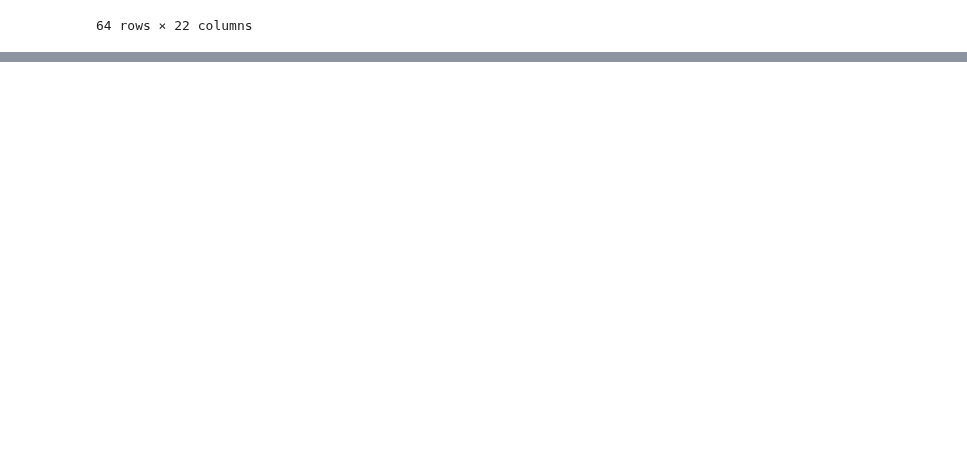
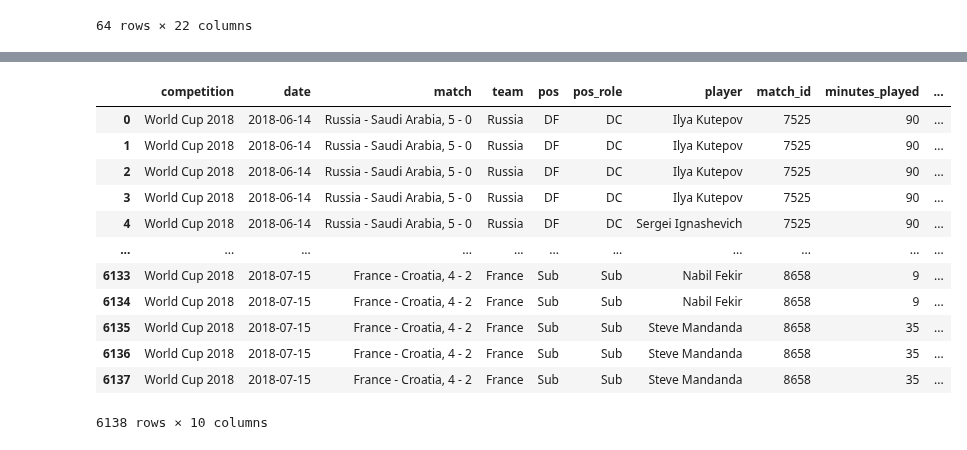
Before and after one commit to Germiprogramer/TFG-Agente-de-Scouting, a Jupyter notebook: ratings.ipynb, the cells around one changed output, grey strips where cells are left out. Cells and saved outputs as stored; diff of their text form; code cells hidden in the pictures; blank space fills up the shorter version.

```diff
--- a/ratings.ipynb
+++ b/ratings.ipynb
@@ -145,3 +196,5 @@ mundial_2018
+# %%
+ratings_filtrado = df_ratings_limpio
 # %%
 data = mundial_2018
 # %%
@@ -243,26 +246,26 @@ perfiles_jugadores[perfiles_jugadores["ultimo_equipo"] == "Argentina"]
 # %%
-
 from rapidfuzz import process, fuzz
 
-def hacer_matching_aproximado_por_pais(df_ratings, df_statsbomb, umbral=85, alias_manual=None):
+def hacer_matching_aproximado_fila_a_fila(df_ratings, df_statsbomb, umbral=85, alias_manual=None):
     """
-    Empareja jugadores del dataset de ratings con los de StatsBomb
-    usando similitud de nombres, priorizando coincidencias exactas definidas en alias_manual.
+    Empareja fila a fila el nombre del jugador en df_ratings con los nombres de df_statsbomb,
+    filtrando por país (team) y manteniendo la estructura fila a fila.
     """
+    jugadores_statsbomb = df_statsbomb[['player', 'ultimo_equipo']].drop_duplicates()
     resultados = []
 
     for _, row in df_ratings.iterrows():
         nombre_jugador = row['player']
         pais_jugador = row['team']
 
-        # 1. Buscar en alias manual
+        # 1. Matching manual (prioritario)
         if alias_manual and nombre_jugador in alias_manual:
             mejor_match = alias_manual[nombre_jugador]
             score = 100
         else:
-            # 2. Matching aproximado por país
-            candidatos = df_statsbomb[df_statsbomb['ultimo_equipo'] == pais_jugador]
-            nombres_candidatos = candidatos['player'].unique().tolist()
+            # 2. Candidatos por país
+            candidatos = jugadores_statsbomb[jugadores_statsbomb['ultimo_equipo'] == pais_jugador]
+            nombres_candidatos = candidatos['player'].tolist()
 
             mejor_match, score, _ = process.extractOne(
                 nombre_jugador,
@@ -271,11 +274,11 @@ def hacer_matching_aproximado_por_pais(df_ratings, df_statsbomb, umbral=85, alia
             ) or (None, 0, None)
 
         resultados.append({
-            'player_rating': nombre_jugador,
+            'player': nombre_jugador,
             'team': pais_jugador,
-            'player_match_statsbomb': mejor_match,
+            'player_statsbomb': mejor_match,
             'score': score,
-            'revisar': score < umbral and nombre_jugador not in alias_manual
+            'revisar': score < umbral and nombre_jugador not in (alias_manual or {})
         })
 
     return pd.DataFrame(resultados)
@@ -383,0 +285,34 @@ df_final
+# %%
+# Matching con nombres de StatsBomb
+alias_manual = {
+    "Angel Di Maria": "Ángel Fabián Di María Hernández"
+}
+
+df_matching = hacer_matching_aproximado_fila_a_fila(ratings_filtrado, perfiles_jugadores, umbral=85, alias_manual=alias_manual)
+
+# Añadir el nombre del jugador corregido desde StatsBomb
+ratings_matched = ratings_filtrado.merge(
+    df_matching[['player', 'team', 'player_statsbomb']],
+    on=['player', 'team'],
+    how='left'
+)
+
+# Reemplazar columna player por el nombre oficial de StatsBomb
+ratings_matched['player'] = ratings_matched['player_statsbomb']
+ratings_matched.drop(columns=['player_statsbomb'], inplace=True)
+# %%
+ratings_matched
+# %% [output]
+|  | competition | date | match | team | pos | pos_role | player | match_id | minutes_played | ... |
+| 0 | World Cup 2018 | 2018-06-14 | Russia - Saudi Arabia, 5 - 0 | Russia | DF | DC | Ilya Kutepov | 7525 | 90 | ... |
+| 1 | World Cup 2018 | 2018-06-14 | Russia - Saudi Arabia, 5 - 0 | Russia | DF | DC | Ilya Kutepov | 7525 | 90 | ... |
+| 2 | World Cup 2018 | 2018-06-14 | Russia - Saudi Arabia, 5 - 0 | Russia | DF | DC | Ilya Kutepov | 7525 | 90 | ... |
+| 3 | World Cup 2018 | 2018-06-14 | Russia - Saudi Arabia, 5 - 0 | Russia | DF | DC | Ilya Kutepov | 7525 | 90 | ... |
+| 4 | World Cup 2018 | 2018-06-14 | Russia - Saudi Arabia, 5 - 0 | Russia | DF | DC | Sergei Ignashevich | 7525 | 90 | ... |
+| ... | ... | ... | ... | ... | ... | ... | ... | ... | ... | ... |
+| 6133 | World Cup 2018 | 2018-07-15 | France - Croatia, 4 - 2 | France | Sub | Sub | Nabil Fekir | 8658 | 9 | ... |
+| 6134 | World Cup 2018 | 2018-07-15 | France - Croatia, 4 - 2 | France | Sub | Sub | Nabil Fekir | 8658 | 9 | ... |
+| 6135 | World Cup 2018 | 2018-07-15 | France - Croatia, 4 - 2 | France | Sub | Sub | Steve Mandanda | 8658 | 35 | ... |
+| 6136 | World Cup 2018 | 2018-07-15 | France - Croatia, 4 - 2 | France | Sub | Sub | Steve Mandanda | 8658 | 35 | ... |
+| 6137 | World Cup 2018 | 2018-07-15 | France - Croatia, 4 - 2 | France | Sub | Sub | Steve Mandanda | 8658 | 35 | ... |
+6138 rows × 10 columns
```
Also changed, not shown: parts of 32 cells of this notebook, 3 other files.
